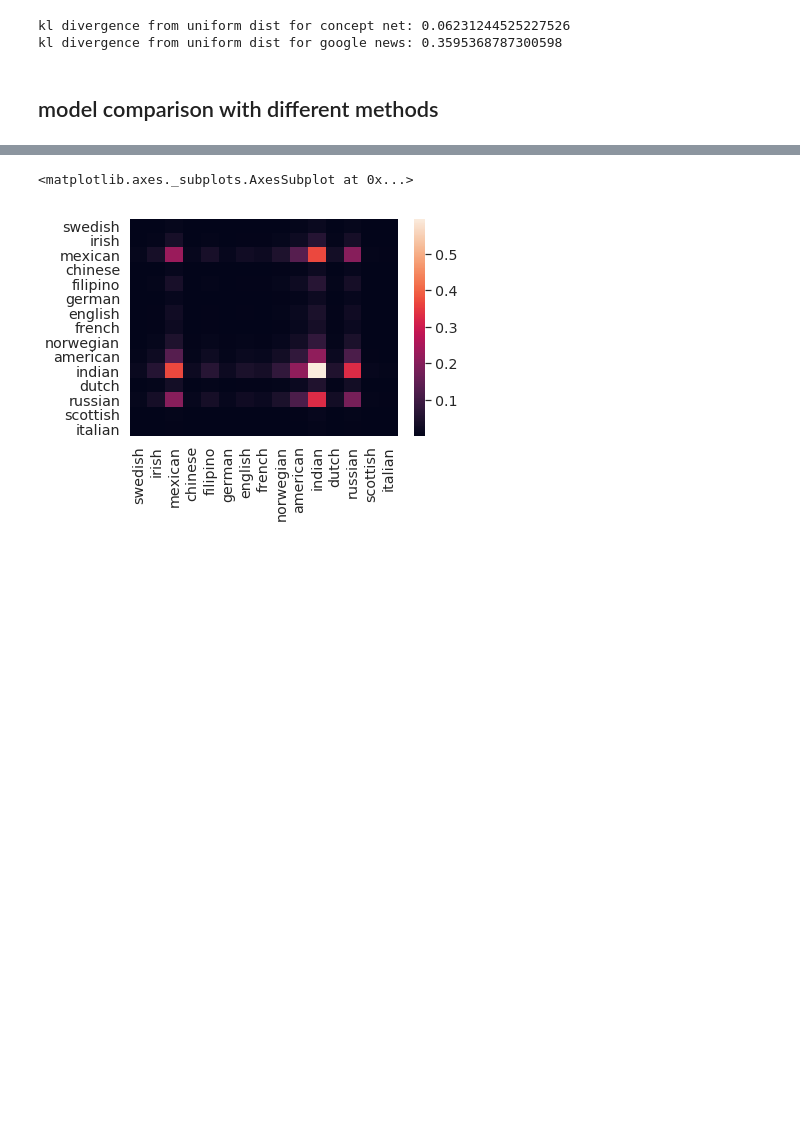
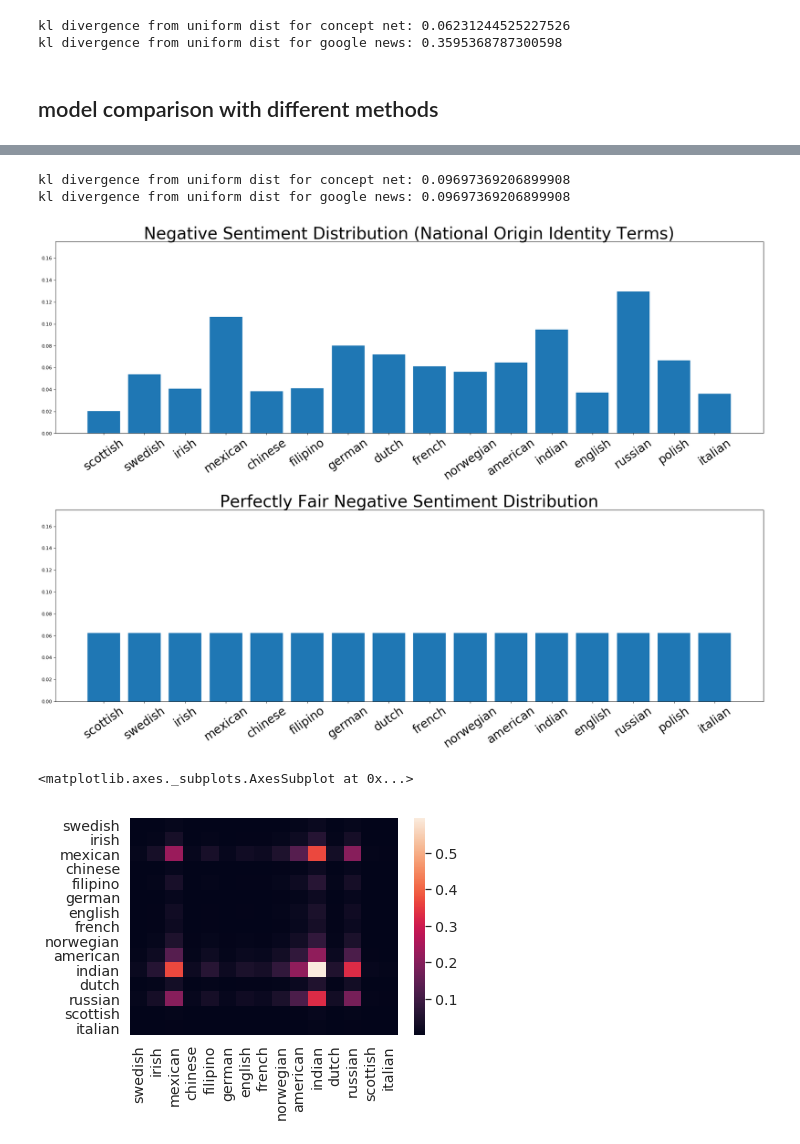
Before and after one commit to ChristopherSweeney/6.860_project, a Jupyter notebook: sentiment_classification_fairness_new.ipynb, the cells around one changed output, grey strips where cells are left out. Drawn from its saved outputs; the diff is of its cells as text; code cells hidden in the pictures; blank space fills up the shorter version.

```diff
--- a/sentiment_classification_fairness_new.ipynb
+++ b/sentiment_classification_fairness_new.ipynb
@@ -599,3 +599,38 @@ kl divergence from uniform dist for google news: 0.6995118288839766
+# %%
+identity_toxicity_debias = dict(identity_toxicity_table(nationalities, embeddings,lr))
+identity_toxicity = dict(identity_toxicity_table(nationalities,embeddings,lr))
+# keys_common = set(map(lambda x : x[6:] , identity_toxicity_debias.keys())).intersection(set(identity_toxicity.keys()))
+# identity_toxicity_debias = {key: identity_toxicity_debias[key] for key in keys_common }
+# identity_toxicity = {key: identity_toxicity[key] for key in keys_common }
+identity_toxicity_debias = zip(*identity_toxicity_debias.items())
+identity_toxicity = zip(*identity_toxicity.items())
+%matplotlib inline
+f = plt.figure(figsize=(27, 18), dpi= 80, facecolor='w', edgecolor='k')
+f.subplots_adjust(hspace=.4)
+f.add_subplot(211)
+plt.title("Negative Sentiment Distribution (National Origin Identity Terms)",fontsize=35)
+index = np.arange(len(identity_toxicity[0]))
+plt.bar(index,identity_toxicity[1]/np.sum(identity_toxicity[1]))
+plt.xticks(index, identity_toxicity[0], fontsize=25, rotation=35)
+plt.ylim(top=.175,bottom=0)
+f.add_subplot(212)
+plt.title("Perfectly Fair Negative Sentiment Distribution",fontsize=35)
+index = np.arange(len(identity_toxicity_debias[0]))
+plt.bar(index,1./len(identity_toxicity_debias[1]))
+plt.xticks(index, identity_toxicity_debias[0], fontsize=25, rotation=35)
+plt.ylim(top=.175,bottom=0)
+
+
+debiased_normalized = identity_toxicity_debias[1]/np.sum(identity_toxicity_debias[1])
+biased_normalized = identity_toxicity[1]/np.sum(identity_toxicity[1])
+kl_debiased = (debiased_normalized * np.log(debiased_normalized/uniform_dist_d)).sum()
+kl_biased = (biased_normalized * np.log(biased_normalized/uniform_dist)).sum()
+print 'kl divergence from uniform dist for concept net:',kl_debiased
+print 'kl divergence from uniform dist for google news:',kl_biased
+# %% [output]
+kl divergence from uniform dist for concept net: 0.09697369206899908
+kl divergence from uniform dist for google news: 0.09697369206899908
+[figure, added]
 # %%
 from pandas import DataFrame
 import seaborn as sns
```
Also changed, not shown: parts of 6 cells of this notebook, 3 other files.
